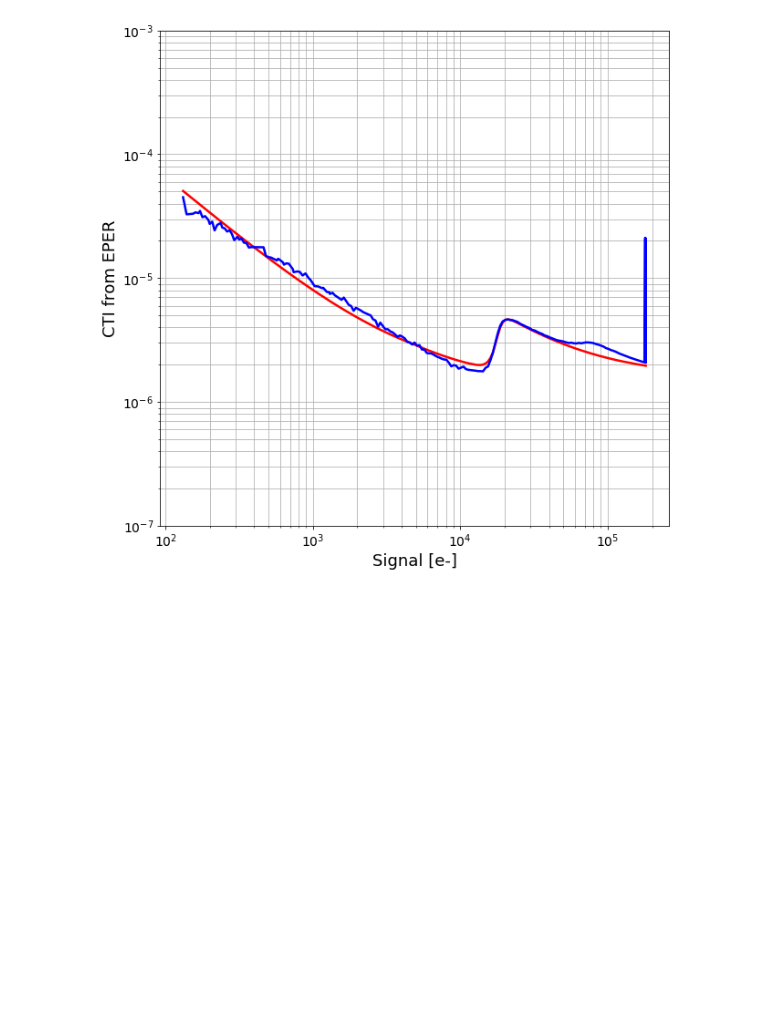
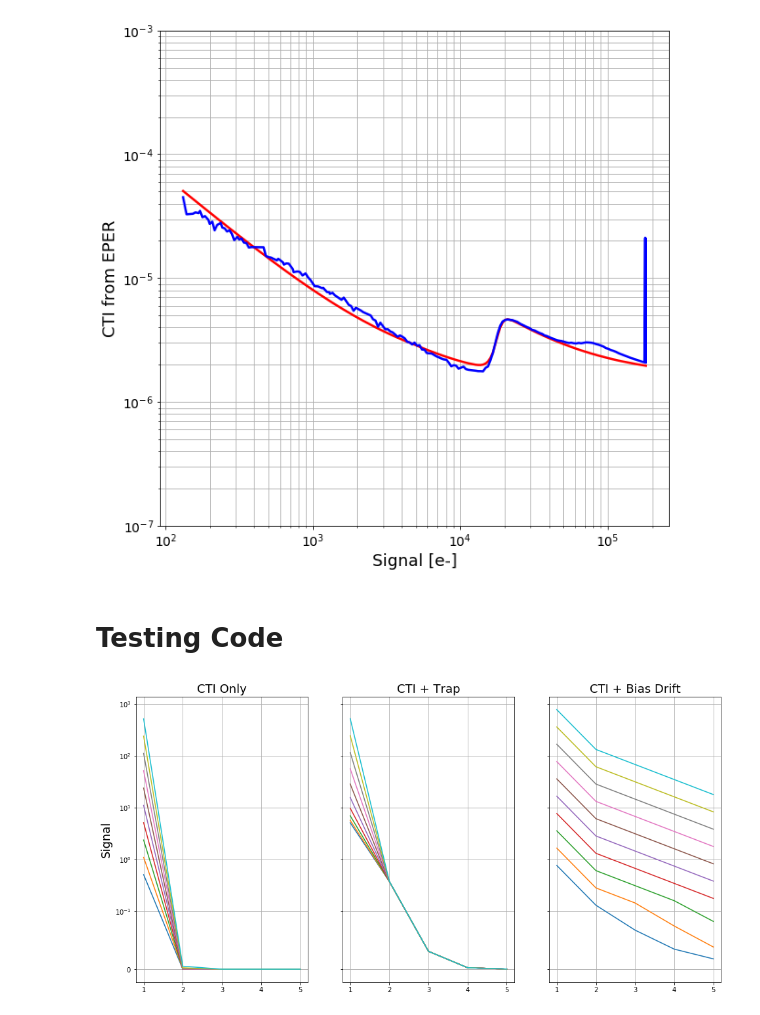
Before and after one commit to Snyder005/ctisim, a Jupyter notebook: notebooks/OverscanTesting.ipynb, the cells around one changed output. Cells and saved outputs as stored; diff of their text form; code cells hidden in the pictures; blank space fills up the shorter version.

Commit message:
BaseSimpleModel children classes tested and debugged.

```diff
--- a/notebooks/OverscanTesting.ipynb
+++ b/notebooks/OverscanTesting.ipynb
@@ -334,3 +154,48 @@ ax.set_xlabel('Signal [e-]', fontsize=18)
 # %% [output]
 Text(0.5, 0, 'Signal [e-]')
 [figure]
+# %% [markdown]
+# Testing Code
+# %%
+signals = np.logspace(2, 5, 10)
+start = 1
+stop = 5
+
+fig, axes = plt.subplots(1, 3, figsize=(16, 8), sharey=True)
+axes = axes.flatten()
+
+oscan_col = np.arange(start, stop+1)
+
+## CTI only model
+params = [1.E-5]
+model = CTIModel(params, 512)
+r = model.results(signals, stop=stop)
+for i, signal in enumerate(signals):
+    axes[0].plot(oscan_col, r[i, :])
+    axes[0].set_ylabel('Signal', fontsize=18)
+    axes[0].set_title('CTI Only', fontsize=18)
+    axes[0].set_yscale('symlog', linthreshy=0.1)
+    axes[0].grid(True, which='both')
+
+## Trap fixed loss model
+params = [1.E-5, 5.0, 0.4]
+model = FixedLossModel(params, 512)
+r = model.results(signals, stop=stop)
+for i, signal in enumerate(signals):
+    axes[1].plot(oscan_col, r[i, :])
+    axes[1].set_title('CTI + Trap', fontsize=18)
+    axes[1].set_yscale('symlog', linthreshy=0.1)
+    axes[1].grid(True, which='both')
+
+
+## Bias drift proportional loss
+params = [1.E-5, 0.005, 1.5]
+model = BiasDriftModel(params, 512)
+r = model.results(signals, stop=stop)
+for i, signal in enumerate(signals):
+    axes[2].plot(oscan_col, r[i, :])
+    axes[2].set_title('CTI + Bias Drift', fontsize=18)
+    axes[2].set_yscale('symlog', linthreshy=0.1)
+    axes[2].grid(True, which='both')
+# %% [output]
+[figure, added]
```
Also changed, not shown: parts of 7 cells of this notebook, 1 other file.
